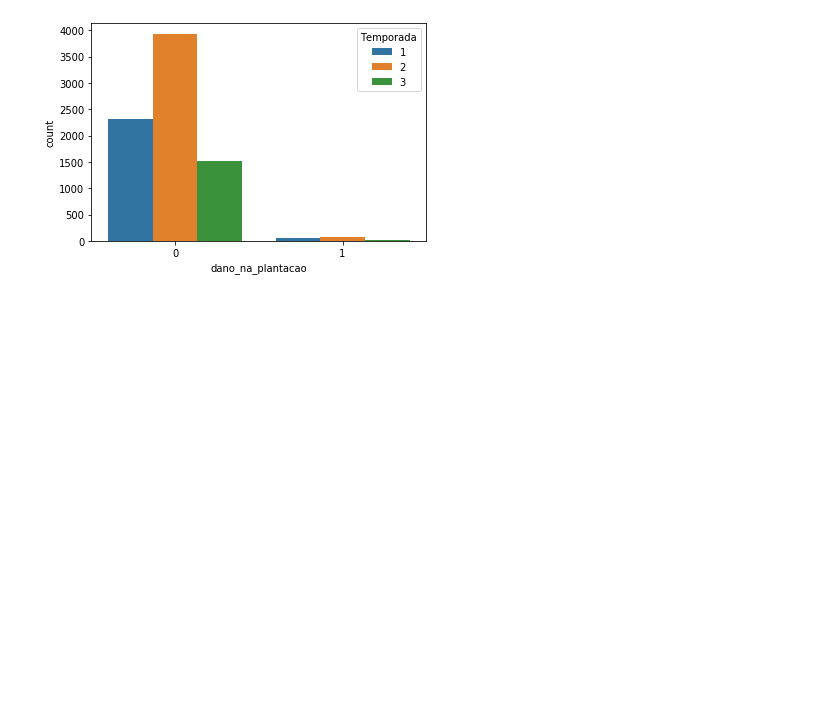
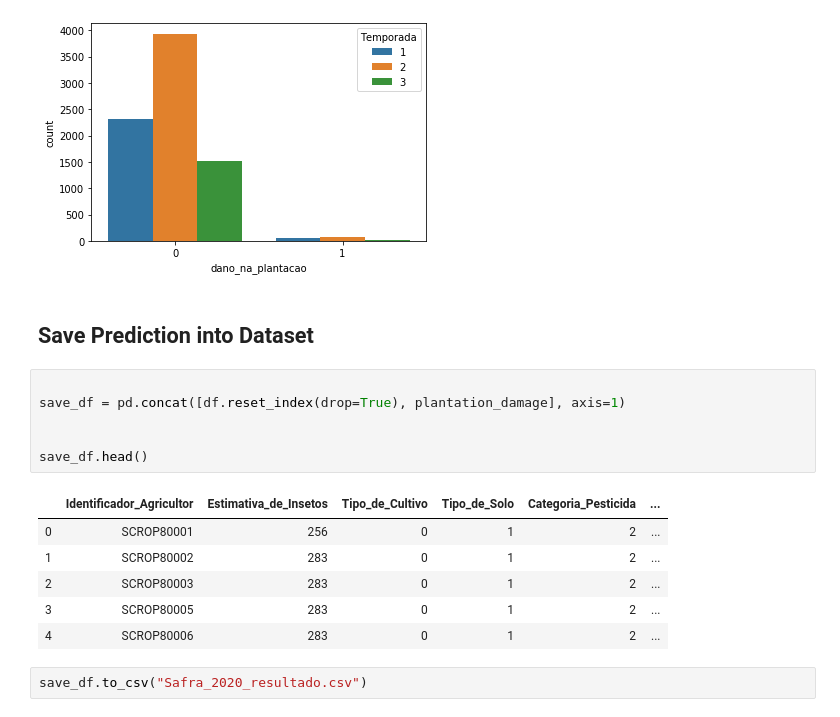
Before and after one commit to Scicrop/jobs-datascience, a Jupyter notebook: apply-machine-learning-techniques.ipynb, the cells around one changed output. Cells and saved outputs as stored; diff of their text form; blank space fills up the shorter version.

```diff
--- a/apply-machine-learning-techniques.ipynb
+++ b/apply-machine-learning-techniques.ipynb
@@ -276,3 +276,20 @@ sns.countplot(x="dano_na_plantacao", hue="Temporada", data=new_df)
 # %% [output]
 <matplotlib.axes._subplots.AxesSubplot at 0x...>
 [figure]
+# %% [markdown]
+## Save Prediction into Dataset
+# %%
+
+save_df = pd.concat([df.reset_index(drop=True), plantation_damage], axis=1)
+
+
+save_df.head()
+# %% [output]
+|  | Identificador_Agricultor | Estimativa_de_Insetos | Tipo_de_Cultivo | Tipo_de_Solo | Categoria_Pesticida | ... |
+| 0 | SCROP80001 | 256 | 0 | 1 | 2 | ... |
+| 1 | SCROP80002 | 283 | 0 | 1 | 2 | ... |
+| 2 | SCROP80003 | 283 | 0 | 1 | 2 | ... |
+| 3 | SCROP80005 | 283 | 0 | 1 | 2 | ... |
+| 4 | SCROP80006 | 283 | 0 | 1 | 2 | ... |
+# %%
+save_df.to_csv("Safra_2020_resultado.csv")
```
